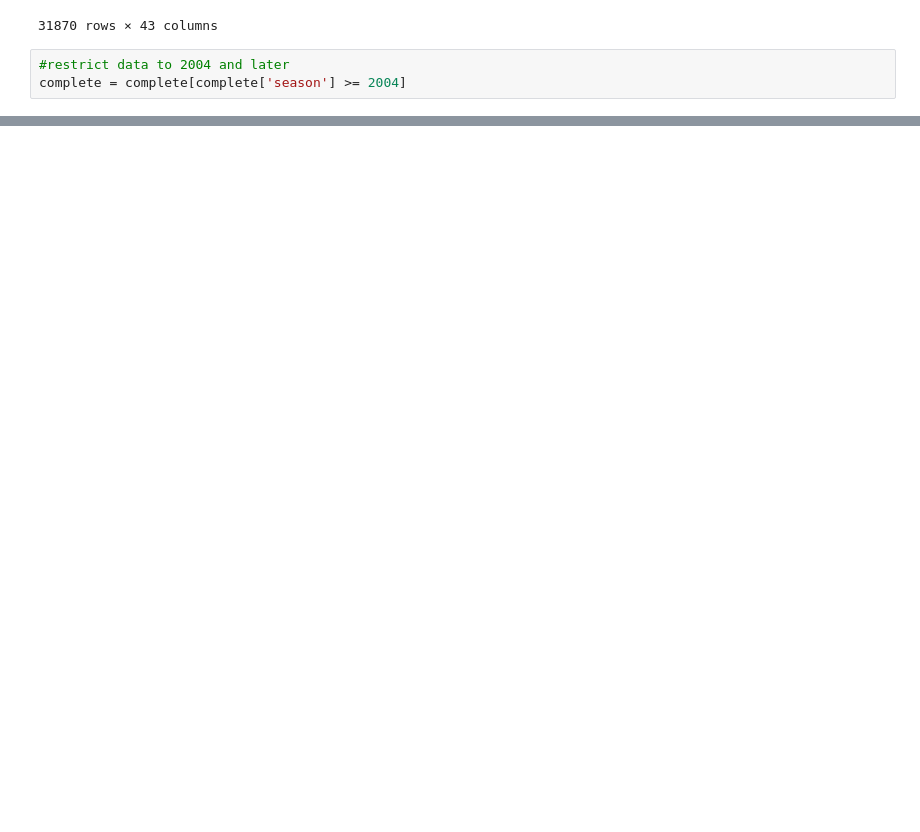
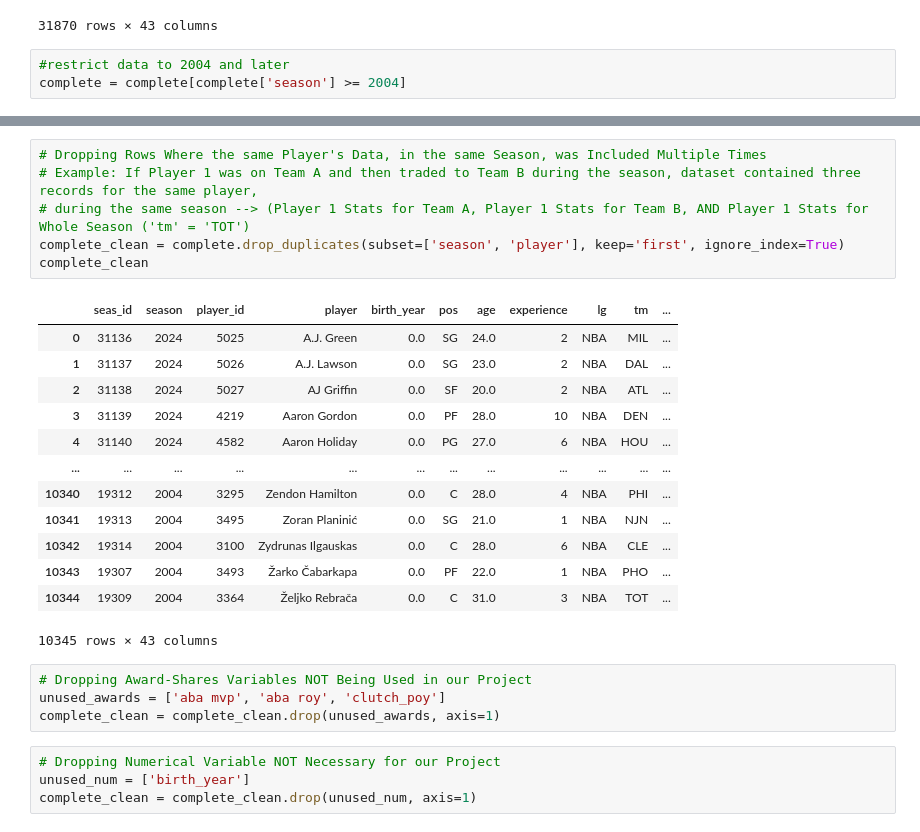
Before and after one commit to harshil0217/NBA_Award_Prediction, a Jupyter notebook: preprocessing.ipynb, the cells around one changed output, grey strips where cells are left out. Cells and saved outputs as stored; diff of their text form; blank space fills up the shorter version.

```diff
--- a/preprocessing.ipynb
+++ b/preprocessing.ipynb
@@ -140 +140,29 @@ complete
 13141 rows × 43 columns
+# %%
+# Dropping Rows Where the same Player's Data, in the same Season, was Included Multiple Times
+# Example: If Player 1 was on Team A and then traded to Team B during the season, dataset contained three records for the same player,
+# during the same season --> (Player 1 Stats for Team A, Player 1 Stats for Team B, AND Player 1 Stats for Whole Season ('tm' = 'TOT')
+complete_clean = complete.drop_duplicates(subset=['season', 'player'], keep='first', ignore_index=True)
+complete_clean
+# %% [output]
+|  | seas_id | season | player_id | player | birth_year | pos | age | experience | lg | tm | ... |
+| 0 | 31136 | 2024 | 5025 | A.J. Green | 0.0 | SG | 24.0 | 2 | NBA | MIL | ... |
+| 1 | 31137 | 2024 | 5026 | A.J. Lawson | 0.0 | SG | 23.0 | 2 | NBA | DAL | ... |
+| 2 | 31138 | 2024 | 5027 | AJ Griffin | 0.0 | SF | 20.0 | 2 | NBA | ATL | ... |
+| 3 | 31139 | 2024 | 4219 | Aaron Gordon | 0.0 | PF | 28.0 | 10 | NBA | DEN | ... |
+| 4 | 31140 | 2024 | 4582 | Aaron Holiday | 0.0 | PG | 27.0 | 6 | NBA | HOU | ... |
+| ... | ... | ... | ... | ... | ... | ... | ... | ... | ... | ... | ... |
+| 10340 | 19312 | 2004 | 3295 | Zendon Hamilton | 0.0 | C | 28.0 | 4 | NBA | PHI | ... |
+| 10341 | 19313 | 2004 | 3495 | Zoran Planinić | 0.0 | SG | 21.0 | 1 | NBA | NJN | ... |
+| 10342 | 19314 | 2004 | 3100 | Zydrunas Ilgauskas | 0.0 | C | 28.0 | 6 | NBA | CLE | ... |
+| 10343 | 19307 | 2004 | 3493 | Žarko Čabarkapa | 0.0 | PF | 22.0 | 1 | NBA | PHO | ... |
+| 10344 | 19309 | 2004 | 3364 | Željko Rebrača | 0.0 | C | 31.0 | 3 | NBA | TOT | ... |
+10345 rows × 43 columns
+# %%
+# Dropping Award-Shares Variables NOT Being Used in our Project
+unused_awards = ['aba mvp', 'aba roy', 'clutch_poy']
+complete_clean = complete_clean.drop(unused_awards, axis=1)
+# %%
+# Dropping Numerical Variable NOT Necessary for our Project
+unused_num = ['birth_year']
+complete_clean = complete_clean.drop(unused_num, axis=1)
```
Also changed, not shown: parts of 14 cells of this notebook, 1 other file.
